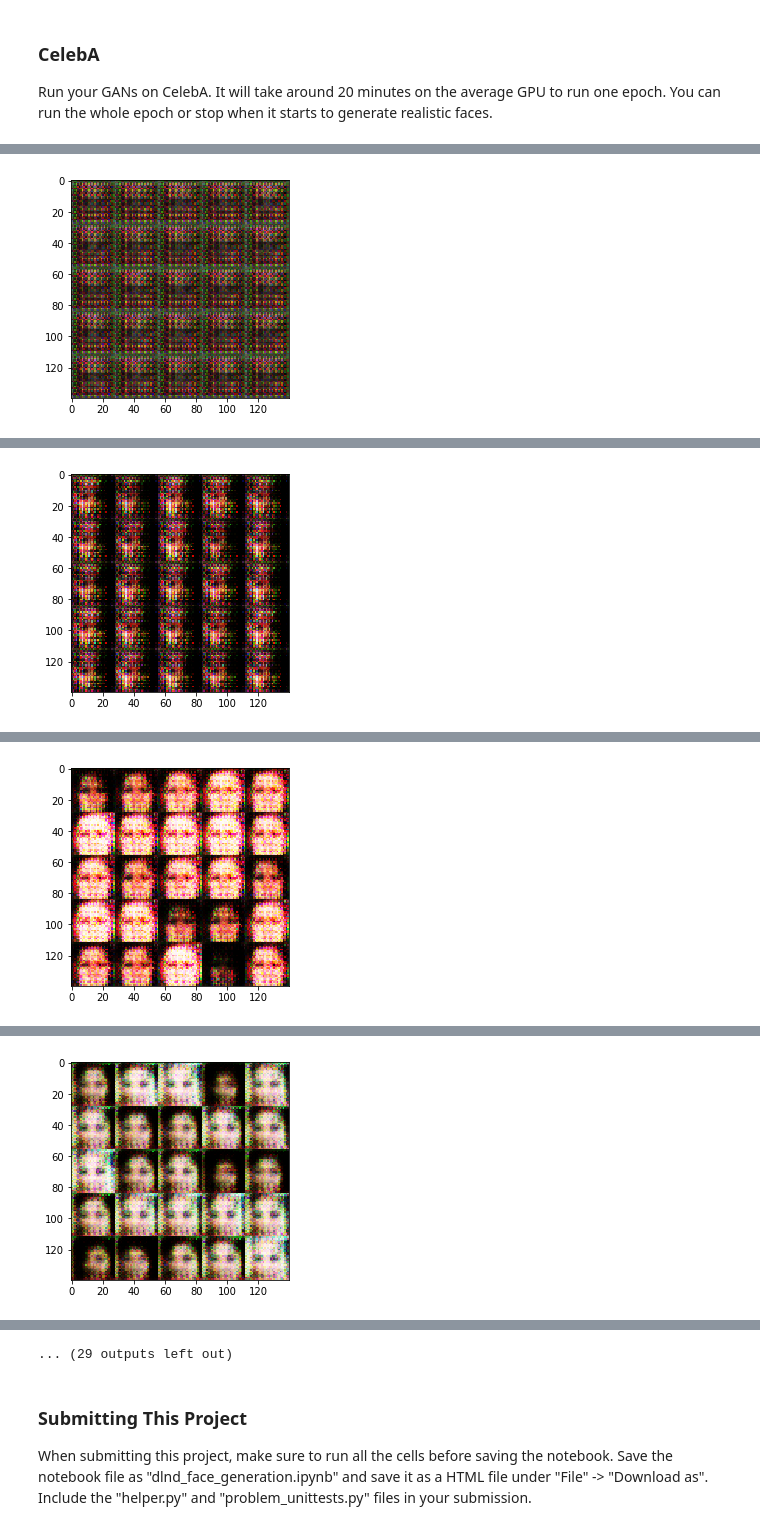
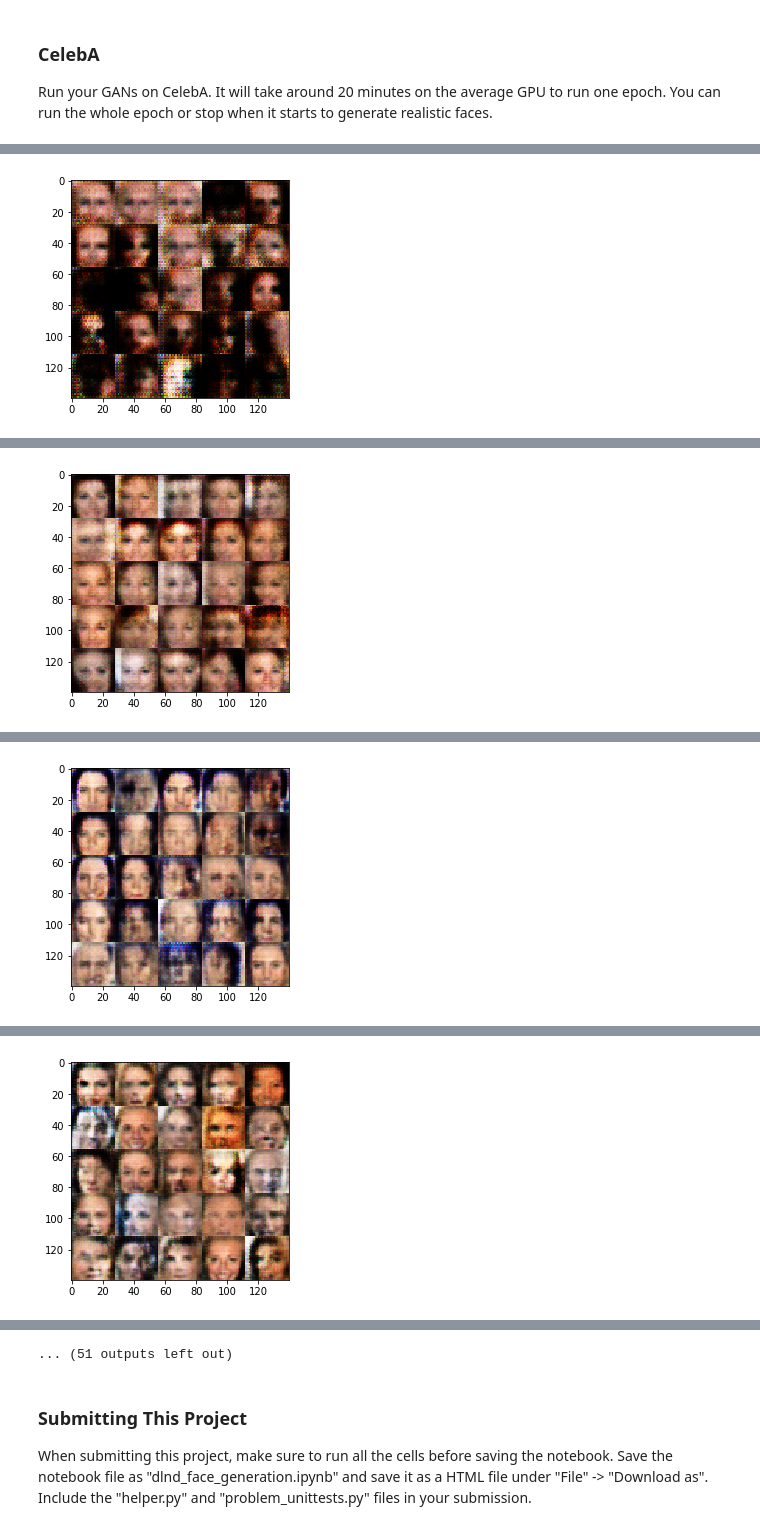
Before and after one commit to pburnsdata/Face_Generation, a Jupyter notebook: dlnd_face_generation.ipynb, the cells around one changed output, grey strips where cells are left out. Cells and saved outputs as stored; diff of their text form; code cells hidden in the pictures.

```diff
--- a/dlnd_face_generation.ipynb
+++ b/dlnd_face_generation.ipynb
@@ -188,8 +196,7 @@ def generator(z, out_channel_dim, is_train=True, alpha=0.2):
     :param z: Input z
     :param out_channel_dim: The number of channels in the output image
     :param is_train: Boolean if generator is being used for training
-    :param reuse:
-    :param alpha
+    :param alpha: How leaky relu is
     :return: The tensor output of the generator
     """
 
@@ -205,25 +212,27 @@ def generator(z, out_channel_dim, is_train=True, alpha=0.2):
 
 
         # Reshape it to start the convolutional stack
-        x1 = tf.layers.conv2d_transpose(x0, 224, 4, strides=1, padding='valid')
+        x1 = tf.layers.conv2d_transpose(x0, 224, 4, strides=1,
+                                        padding='valid', kernel_initializer=tf.contrib.layers.xavier_initializer())
         x1 = tf.layers.batch_normalization(x1, training=is_train)
         x1 = tf.maximum(alpha * x1, x1)
-        # 4x4x448 now
 
-        x2 = tf.layers.conv2d_transpose(x1, 112, 5, strides=2, padding='same')
+
+        x2 = tf.layers.conv2d_transpose(x1, 112, 5, strides=2,
+                                        padding='same', kernel_initializer=tf.contrib.layers.xavier_initializer())
         x2 = tf.layers.batch_normalization(x2, training=is_train)
         x2 = tf.maximum(alpha * x2, x2)
-        # 8x8x224 now
 
-        x3 = tf.layers.conv2d_transpose(x2, 56, 5, strides=2, padding='same')
+
+        x3 = tf.layers.conv2d_transpose(x2, 56, 5, strides=2,
+                                        padding='same', kernel_initializer=tf.contrib.layers.xavier_initializer())
         x3 = tf.layers.batch_normalization(x3, training=is_train)
         x3 = tf.maximum(alpha * x3, x3)
-        # 16x16x128 now
+
 
         # Output layer
-        logits = tf.layers.conv2d_transpose(x3, out_channel_dim, 5, strides=1, padding='same')
-        # 32x32x3 now
-        #logits = tf.reshape(logits, (None, 28, 28, out_channel_dim))
+        logits = tf.layers.conv2d_transpose(x3, out_channel_dim, 5, strides=1,
+                                            padding='same', kernel_initializer=tf.contrib.layers.xavier_initializer())
 
         out = tf.tanh(logits)
 
@@ -242,12 +251,14 @@ Implement `model_loss` to build the GANs for training and calculate the loss.  T
 - `discriminator(images, reuse=False)`
 - `generator(z, out_channel_dim, is_train=True)`
 # %%
-def model_loss(input_real, input_z, out_channel_dim, alpha=.2):
+def model_loss(input_real, input_z, out_channel_dim, alpha=.2, smooth=.1):
     """
     Get the loss for the discriminator and generator
     :param input_real: Images from the real dataset
     :param input_z: Z input
     :param out_channel_dim: The number of channels in the output image
+    :alpha: How leaky relu is
+    :smooth: Amount to subtract for label smoothing
     :return: A tuple of (discriminator loss, generator loss)
     """
     g_model = generator(input_z, out_channel_dim, alpha=alpha)
@@ -255,7 +266,8 @@ def model_loss(input_real, input_z, out_channel_dim, alpha=.2):
     d_model_fake, d_logits_fake = discriminator(g_model, reuse=True, alpha=alpha)
 
     d_loss_real = tf.reduce_mean(
-        tf.nn.sigmoid_cross_entropy_with_logits(logits=d_logits_real, labels=tf.ones_like(d_model_real)))
+        tf.nn.sigmoid_cross_entropy_with_logits(logits=d_logits_real,
+                                                labels=tf.ones_like(d_model_real)*(1.0 - smooth)))
     d_loss_fake = tf.reduce_mean(
         tf.nn.sigmoid_cross_entropy_with_logits(logits=d_logits_fake, labels=tf.zeros_like(d_model_fake)))
     g_loss = tf.reduce_mean(
@@ -380,9 +392,14 @@ def train(epoch_count, batch_size, z_dim, learning_rate, beta1, get_batches, dat
                 # Sample random noise for G
                 batch_z = np.random.uniform(-1, 1, size=(batch_size, z_dim))
 
-                # Run optimizers
+                # Run optimizers - Running generator 3 times, discriminator twice (not sure if implemented correctly?)
+                _ = sess.run(d_opt, feed_dict={input_real: batch_images, input_z: batch_z, learn_rate: learning_rate})
                 _ = sess.run(d_opt, feed_dict={input_real: batch_images, input_z: batch_z, learn_rate: learning_rate})
                 _ = sess.run(g_opt, feed_dict={input_z: batch_z, input_real: batch_images, learn_rate: learning_rate})
+                _ = sess.run(g_opt, feed_dict={input_z: batch_z, input_real: batch_images, learn_rate: learning_rate})
+                _ = sess.run(g_opt, feed_dict={input_z: batch_z, input_real: batch_images, learn_rate: learning_rate})
+
+
 
                 if steps % 10 == 0:  #Print output every 10
                     # At the end of each epoch, get the losses and print them out
@@ -488,9 +505,9 @@ Epoch 1/2... Discriminator Loss: 1.0194... Generator Loss: 1.5695
 ### CelebA
 Run your GANs on CelebA.  It will take around 20 minutes on the average GPU to run one epoch.  You can run the whole epoch or stop when it starts to generate realistic faces.
 # %%
-batch_size = 100
-z_dim = 60
-learning_rate = .0001
+batch_size = 64
+z_dim = 128
+learning_rate = .0004
 beta1 = .5
 
 """
@@ -516 +533 @@ Epoch 1/1... Discriminator Loss: 0.2873... Generator Loss: 1.9772
-[figure, old version]
+[figure, new version]
@@ -527 +544 @@ Epoch 1/1... Discriminator Loss: 0.2500... Generator Loss: 2.1717
-[figure, old version]
+[figure, new version]
@@ -538 +555 @@ Epoch 1/1... Discriminator Loss: 0.4716... Generator Loss: 1.3017
-[figure, old version]
+[figure, new version]
@@ -549 +566 @@ Epoch 1/1... Discriminator Loss: 0.5426... Generator Loss: 1.4422
-[figure, old version]
+[figure, new version]
@@ -572,4 +589,4 @@ Epoch 1/1... Discriminator Loss: 0.5861... Generator Loss: 1.4364
-... (29 outputs left out)
+... (51 outputs left out)
 # %% [markdown]
 ### Submitting This Project
 When submitting this project, make sure to run all the cells before saving the notebook. Save the notebook file as "dlnd_face_generation.ipynb" and save it as a HTML file under "File" -> "Download as". Include the "helper.py" and "problem_unittests.py" files in your submission.
```
Also changed, not shown: parts of 5 cells of this notebook, 3 other files.
